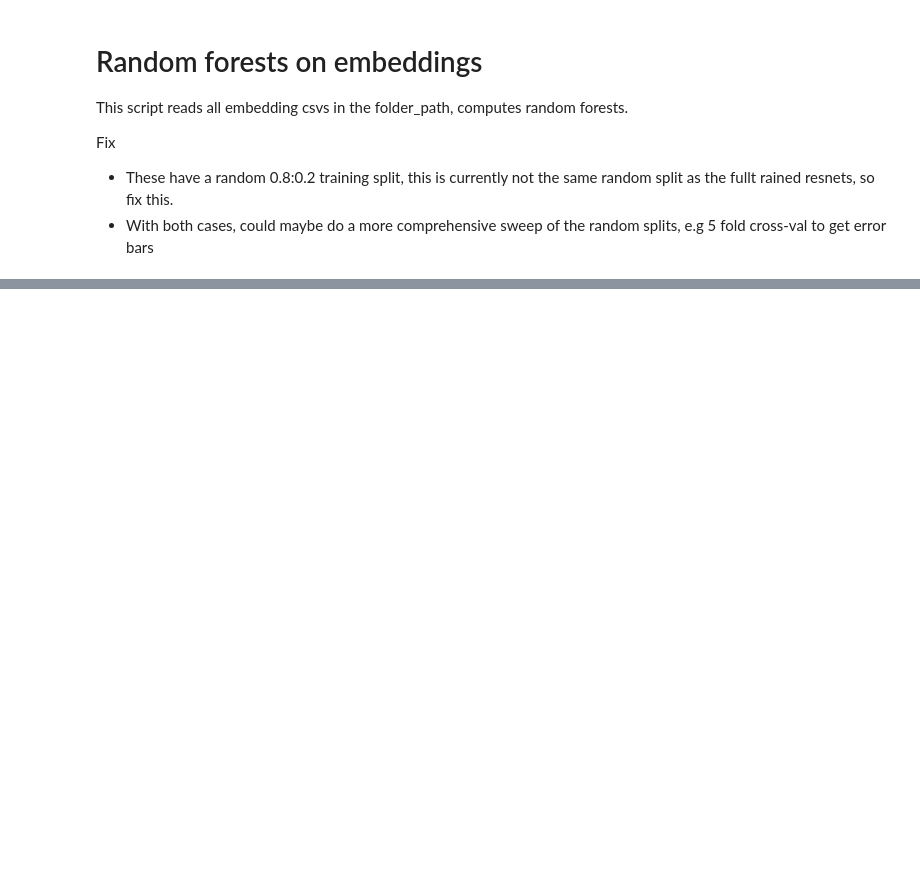
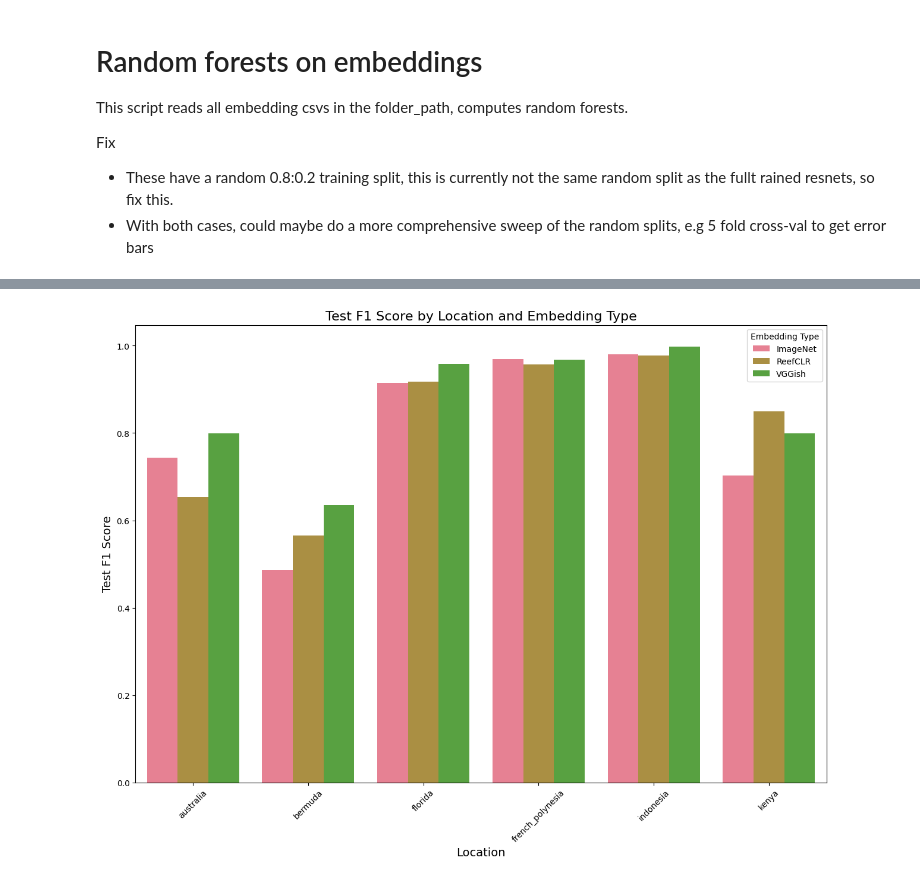
Before and after one commit to CV4EcologySchool/reef-audio-representation-learning, a Jupyter notebook: code/simclr-pytorch-reefs/evaluation/embeddings/simple_ml.ipynb, the cells around one changed output, grey strips where cells are left out. Drawn from its saved outputs; the diff is of its cells as text; code cells hidden in the pictures; blank space fills up the shorter version.

```diff
--- a/code/simclr-pytorch-reefs/evaluation/embeddings/simple_ml.ipynb
+++ b/code/simclr-pytorch-reefs/evaluation/embeddings/simple_ml.ipynb
@@ -137,0 +138,17 @@ results_df
+# %%
+# Create the new columns 'Embedding' and 'Country' by splitting the 'Filename' column
+results_df['Embedding'] = results_df['Filename'].apply(lambda x: x.split('-')[0])
+results_df['Location'] = results_df['Filename'].apply(lambda x: x.split('-')[1])
+
+# Drop the original 'Filename' column
+results_df.drop(columns=['Filename'], inplace=True)
+
+# Reorder the columns to have 'Embedding' and 'Country' at the beginning
+column_order = ['Embedding', 'Location'] + [col for col in results_df.columns if col not in ['Embedding', 'Location']]
+results_df = results_df[column_order]
+
+# Sort the DataFrame by the 'Country' and then by 'Embedding' columns
+results_df = results_df.sort_values(by=['Location', 'Embedding'])
+
+# Display the updated DataFrame
+results_df
@@ -137,0 +179,22 @@ results_df
+# %%
+import matplotlib.pyplot as plt
+import seaborn as sns
+
+# Set a nice color palette for the plot
+sns.set_palette("husl")
+
+# Create the bar plot
+plt.figure(figsize=(15, 10))
+sns.barplot(data=results_df, x='Location', y='Test F1', hue='Embedding')
+
+# Add labels and title
+plt.xlabel('Location', fontsize=14)
+plt.ylabel('Test F1 Score', fontsize=14)
+plt.title('Test F1 Score by Location and Embedding Type', fontsize=16)
+plt.xticks(rotation=45)
+plt.legend(title='Embedding Type')
+
+# Show the plot
+plt.show()
+# %% [output]
+[figure, added]
```
Also changed, not shown: parts of 6 cells of this notebook, 3 other files.
